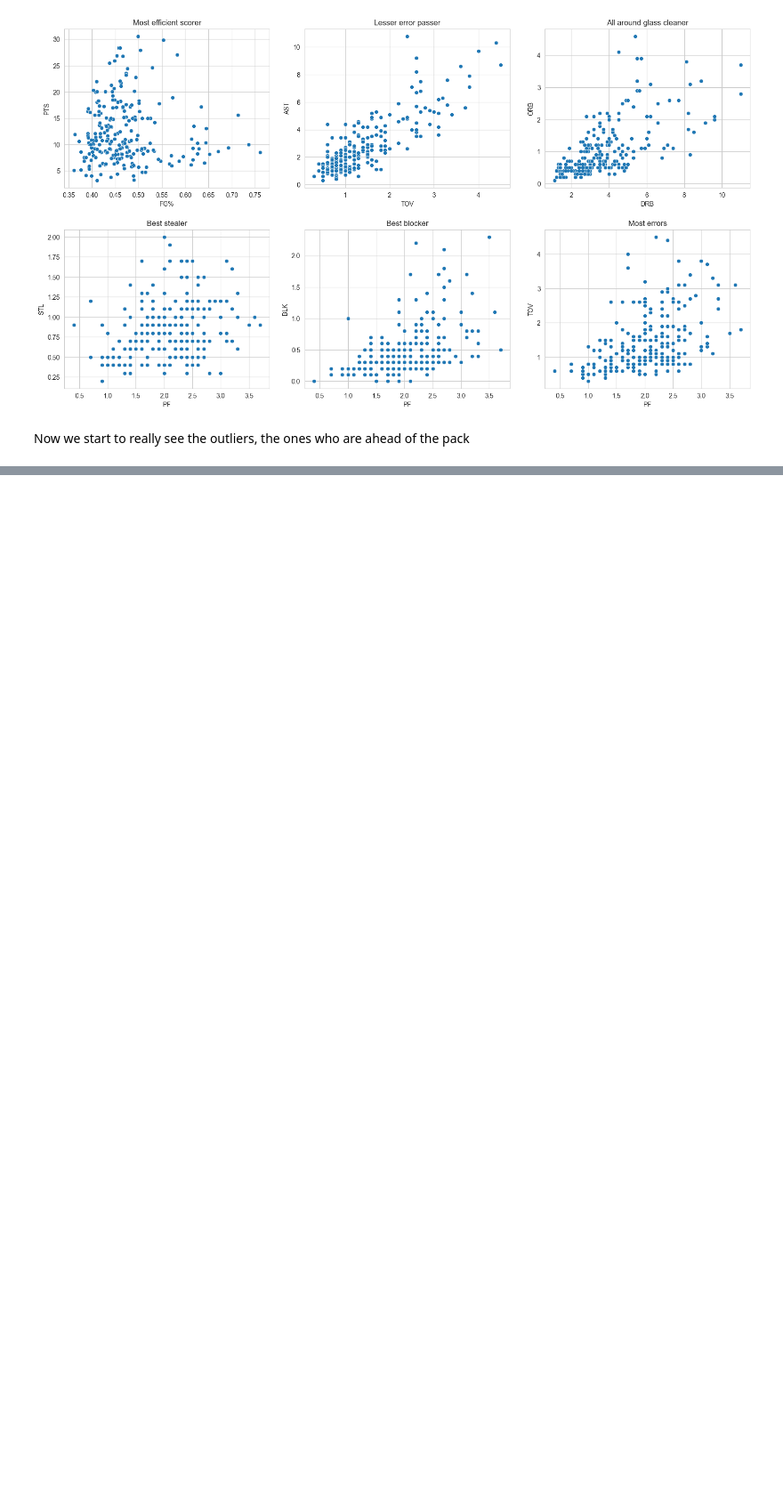
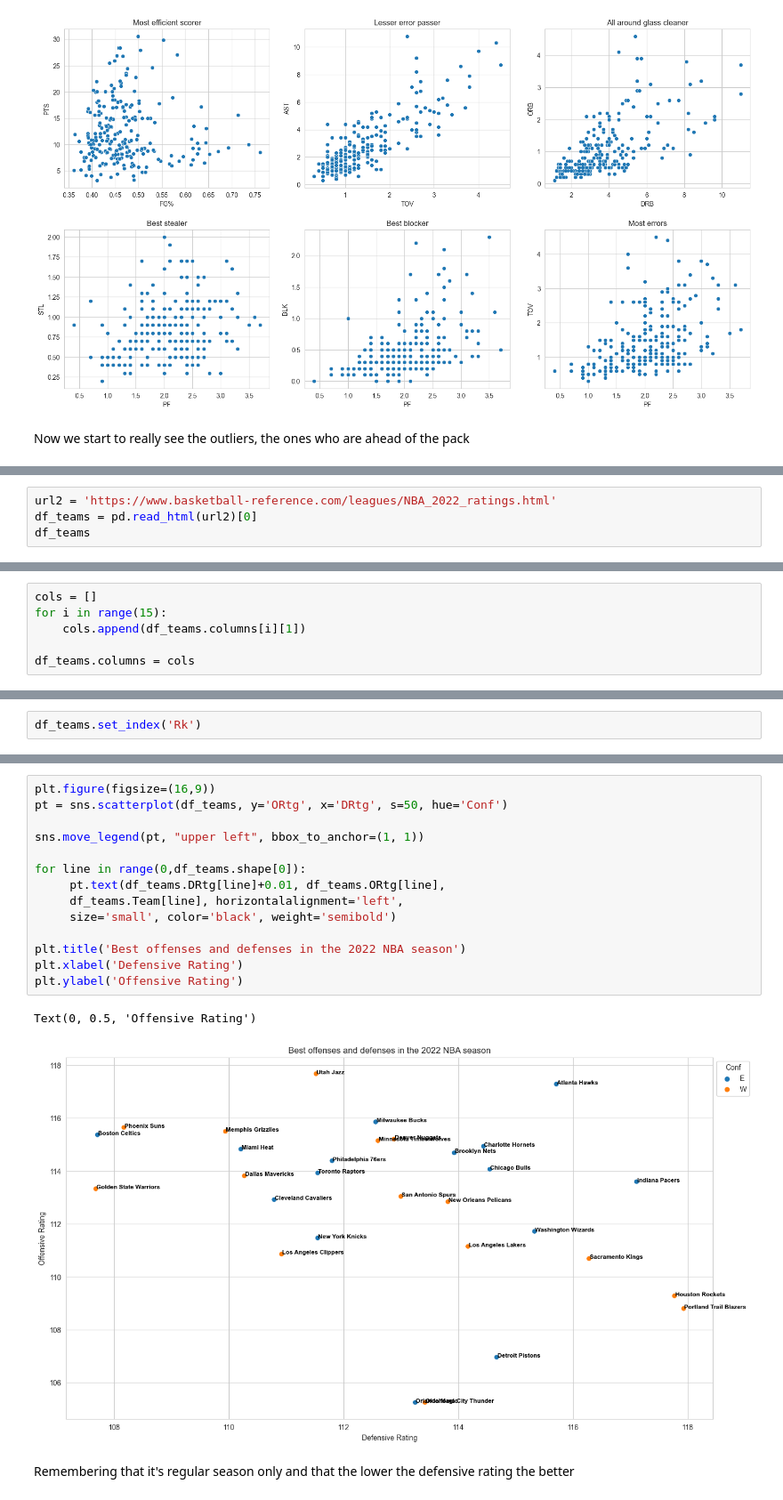
Before and after one commit to tyfvf/Data-Analysis-Course-Projects, a Jupyter notebook: my-project.ipynb, the cells around one changed output, grey strips where cells are left out. Shown at 89% size. Saved outputs shown, nothing was run; the diff lists cells and outputs as text; blank space fills up the shorter version.

```diff
--- a/my-project.ipynb
+++ b/my-project.ipynb
@@ -300,0 +303,4 @@ Now we start to really see the outliers, the ones who are ahead of the pack
+# %%
+url2 = 'https://www.basketball-reference.com/leagues/NBA_2022_ratings.html'
+df_teams = pd.read_html(url2)[0]
+df_teams
@@ -300,0 +345,6 @@ Now we start to really see the outliers, the ones who are ahead of the pack
+# %%
+cols = []
+for i in range(15):
+    cols.append(df_teams.columns[i][1])
+
+df_teams.columns = cols
@@ -300,0 +371,2 @@ Now we start to really see the outliers, the ones who are ahead of the pack
+# %%
+df_teams.set_index('Rk')
@@ -300,0 +392,19 @@ Now we start to really see the outliers, the ones who are ahead of the pack
+# %%
+plt.figure(figsize=(16,9))
+pt = sns.scatterplot(df_teams, y='ORtg', x='DRtg', s=50, hue='Conf')
+
+sns.move_legend(pt, "upper left", bbox_to_anchor=(1, 1))
+
+for line in range(0,df_teams.shape[0]):
+     pt.text(df_teams.DRtg[line]+0.01, df_teams.ORtg[line],
+     df_teams.Team[line], horizontalalignment='left',
+     size='small', color='black', weight='semibold')
+
+plt.title('Best offenses and defenses in the 2022 NBA season')
+plt.xlabel('Defensive Rating')
+plt.ylabel('Offensive Rating')
+# %% [output]
+Text(0, 0.5, 'Offensive Rating')
+[figure, added]
+# %% [markdown]
+Remembering that it's regular season only and that the lower the defensive rating the better
```
Also changed, not shown: parts of 17 cells of this notebook.
